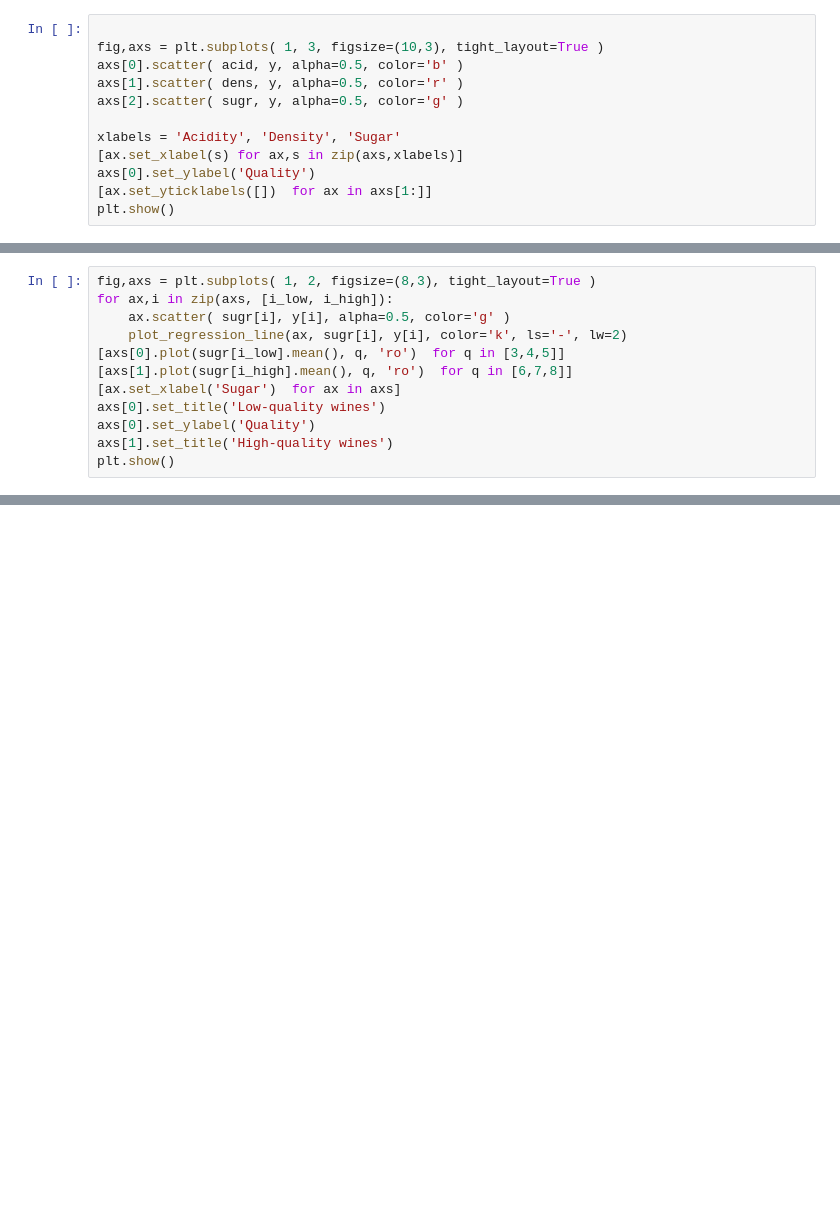
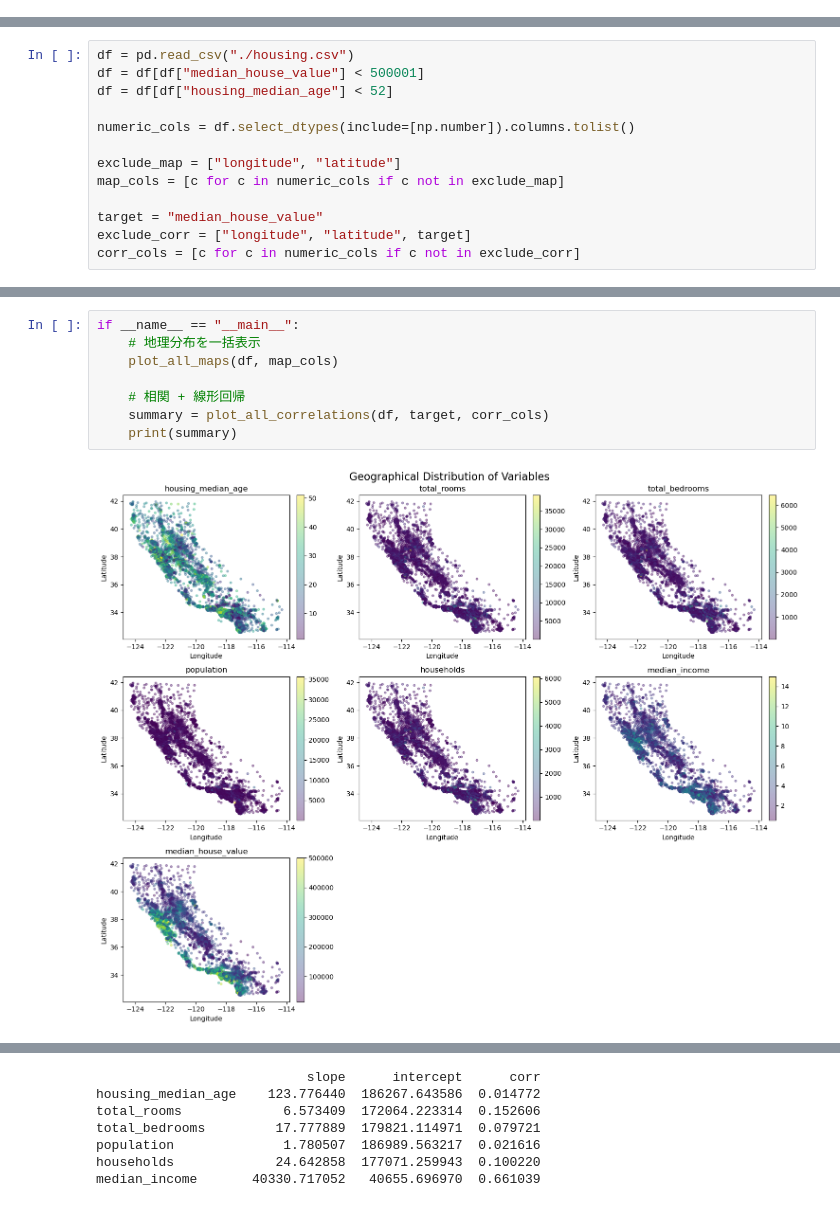
Before and after one commit to Takuya-Mukai/DataScienceE2, a Jupyter notebook: FP-3/descriptive.ipynb, the cells around one changed output, grey strips where cells are left out. Drawn from its saved outputs; the diff is of its cells as text; blank space fills up the shorter version.

```diff
--- a/FP-3/descriptive.ipynb
+++ b/FP-3/descriptive.ipynb
@@ -127,12 +0,0 @@ Let's create scatterplots for the DV (quality) vs. each of the three IVs (acid,
-# %%
-
-fig,axs = plt.subplots( 1, 3, figsize=(10,3), tight_layout=True )
-axs[0].scatter( acid, y, alpha=0.5, color='b' )
-axs[1].scatter( dens, y, alpha=0.5, color='r' )
-axs[2].scatter( sugr, y, alpha=0.5, color='g' )
-
-xlabels = 'Acidity', 'Density', 'Sugar'
-[ax.set_xlabel(s) for ax,s in zip(axs,xlabels)]
-axs[0].set_ylabel('Quality')
-[ax.set_yticklabels([])  for ax in axs[1:]]
-plt.show()
@@ -217,12 +0,0 @@ Linear regression suggests that the average pattern is opposite. To see why let'
-# %%
-fig,axs = plt.subplots( 1, 2, figsize=(8,3), tight_layout=True )
-for ax,i in zip(axs, [i_low, i_high]):
-    ax.scatter( sugr[i], y[i], alpha=0.5, color='g' )
-    plot_regression_line(ax, sugr[i], y[i], color='k', ls='-', lw=2)
-[axs[0].plot(sugr[i_low].mean(), q, 'ro')  for q in [3,4,5]]
-[axs[1].plot(sugr[i_high].mean(), q, 'ro')  for q in [6,7,8]]
-[ax.set_xlabel('Sugar')  for ax in axs]
-axs[0].set_title('Low-quality wines')
-axs[0].set_ylabel('Quality')
-axs[1].set_title('High-quality wines')
-plt.show()
@@ -281,0 +5,13 @@ plot_descriptive()
+# %%
+df = pd.read_csv("./housing.csv")
+df = df[df["median_house_value"] < 500001]
+df = df[df["housing_median_age"] < 52]
+
+numeric_cols = df.select_dtypes(include=[np.number]).columns.tolist()
+
+exclude_map = ["longitude", "latitude"]
+map_cols = [c for c in numeric_cols if c not in exclude_map]
+
+target = "median_house_value"
+exclude_corr = ["longitude", "latitude", target]
+corr_cols = [c for c in numeric_cols if c not in exclude_corr]
@@ -281,0 +136,10 @@ plot_descriptive()
+# %%
+if __name__ == "__main__":
+    # 地理分布を一括表示
+    plot_all_maps(df, map_cols)
+
+    # 相関 + 線形回帰
+    summary = plot_all_correlations(df, target, corr_cols)
+    print(summary)
+# %% [output]
+[figure, added]
@@ -281,0 +147,7 @@ plot_descriptive()
+                           slope      intercept      corr
+housing_median_age    123.776440  186267.643586  0.014772
+total_rooms             6.573409  172064.223314  0.152606
+total_bedrooms         17.777889  179821.114971  0.079721
+population              1.780507  186989.563217  0.021616
+households             24.642858  177071.259943  0.100220
+median_income       40330.717052   40655.696970  0.661039
```
Also changed, not shown: parts of 28 cells of this notebook, 12 other files.
